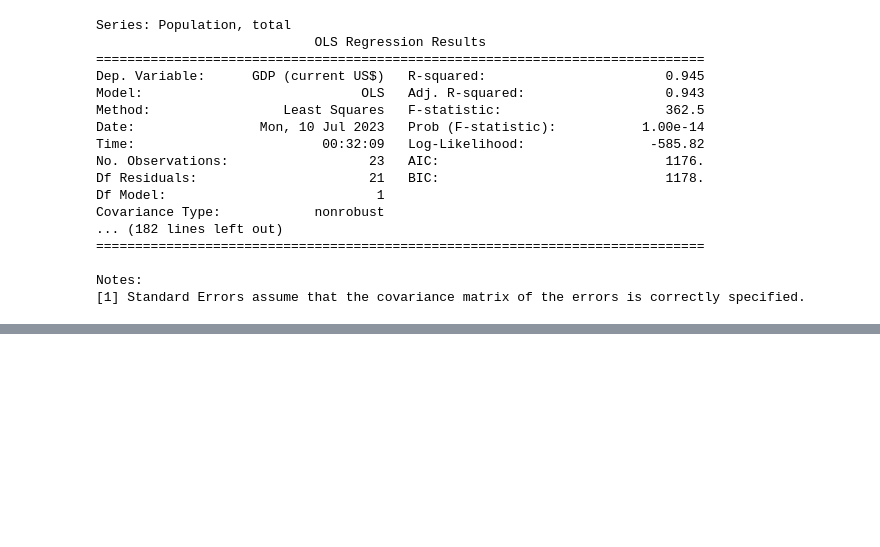
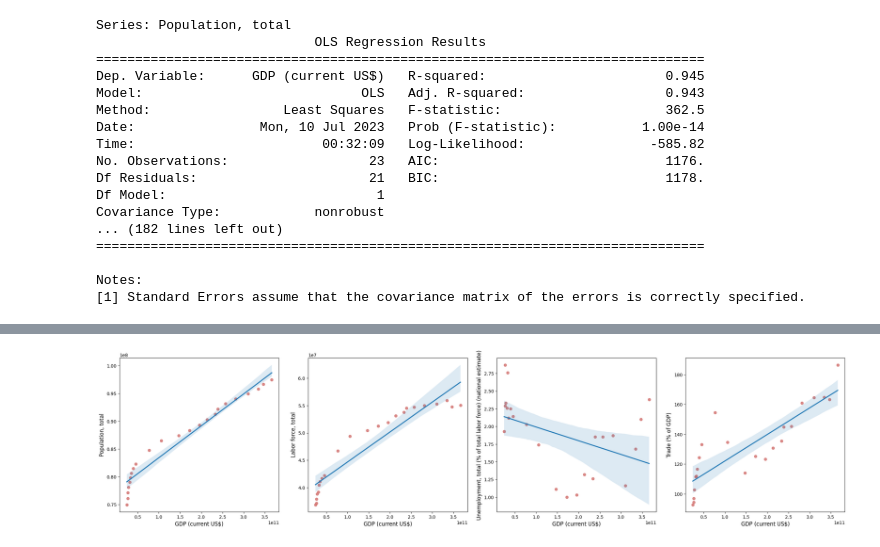
Before and after one commit to nthieu211/WDI-Dashboard, a Jupyter notebook: TableauFiles/Dashboard-VN-5-Regression.ipynb, the cells around one changed output, grey strips where cells are left out. Saved outputs shown, nothing was run; the diff lists cells and outputs as text; code cells hidden in the pictures; blank space fills up the shorter version.

Commit message:
update Regression Plot

```diff
--- a/TableauFiles/Dashboard-VN-5-Regression.ipynb
+++ b/TableauFiles/Dashboard-VN-5-Regression.ipynb
@@ -108,0 +96,16 @@ plt.show();
+# %%
+# Chỉ lấy các biến có ảnh hưởng
+quant_vars = ['Population, total', 'Labor force, total', 'Unemployment, total (% of total labor force) (national estimate)', 'Trade (% of GDP)']
+
+fig, axes = plt.subplots(1, 4, figsize=(24, 6))
+
+# Vẽ hồi quy tuyến tính cho GDP và các biến có ảnh hưởng
+for i, var in enumerate(quant_vars):
+    sns.regplot(data=df, x='GDP (current US$)', y=var, ax=axes[i], scatter_kws={'alpha': 0.8, 'color': '#d16c69'})
+    axes[i].set_xlabel('GDP (current US$)',fontsize=12)
+    axes[i].set_ylabel(var,fontsize=12)
+
+plt.tight_layout(pad=2)
+plt.show()
+# %% [output]
+[figure, added]
```
Also changed, not shown: parts of 1 cell of this notebook, 1 other file.
